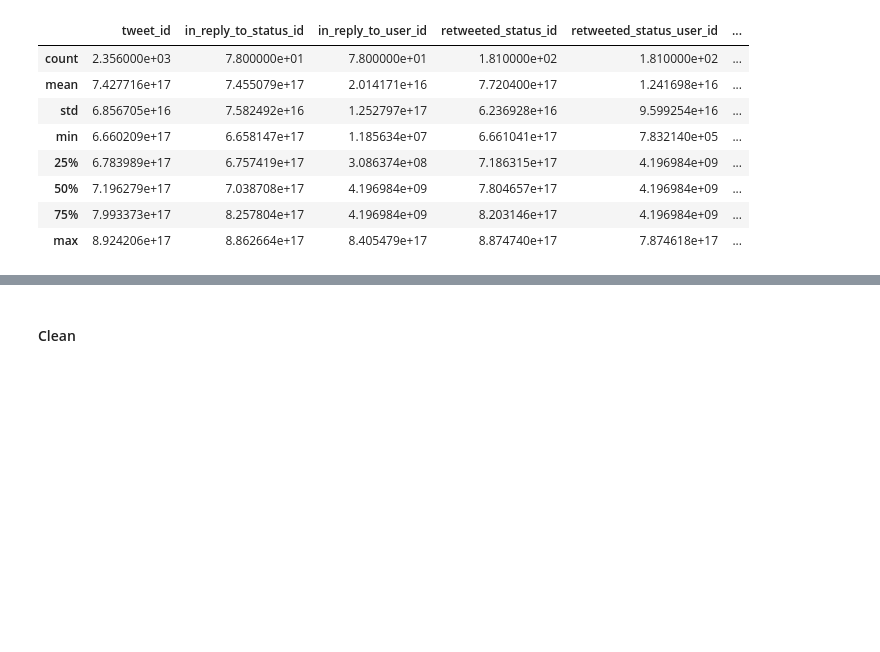
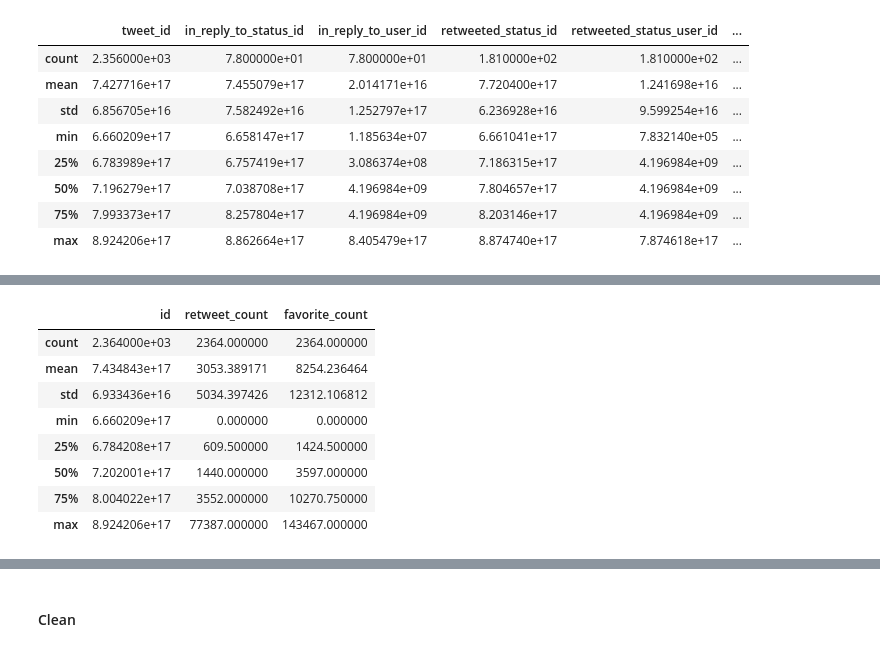
Before and after one commit to freena22/We-Rate-Dogs-Data-Wrangling-Project, a Jupyter notebook: WeRateDogs_Data_Wrangling_Project.ipynb, the cells around one changed output, grey strips where cells are left out. Drawn from its saved outputs; the diff is of its cells as text; code cells hidden in the pictures; blank space fills up the shorter version.

Commit message:
complete data assess

```diff
--- a/WeRateDogs_Data_Wrangling_Project.ipynb
+++ b/WeRateDogs_Data_Wrangling_Project.ipynb
@@ -204,0 +346,12 @@ image_predictions.head()
+# %%
+tweet_data.describe()
+# %% [output]
+|  | id | retweet_count | favorite_count |
+| count | 2.364000e+03 | 2364.000000 | 2364.000000 |
+| mean | 7.434843e+17 | 3053.389171 | 8254.236464 |
+| std | 6.933436e+16 | 5034.397426 | 12312.106812 |
+| min | 6.660209e+17 | 0.000000 | 0.000000 |
+| 25% | 6.784208e+17 | 609.500000 | 1424.500000 |
+| 50% | 7.202001e+17 | 1440.000000 | 3597.000000 |
+| 75% | 8.004022e+17 | 3552.000000 | 10270.750000 |
+| max | 8.924206e+17 | 77387.000000 | 143467.000000 |
```
Also changed, not shown: parts of 30 cells of this notebook.
